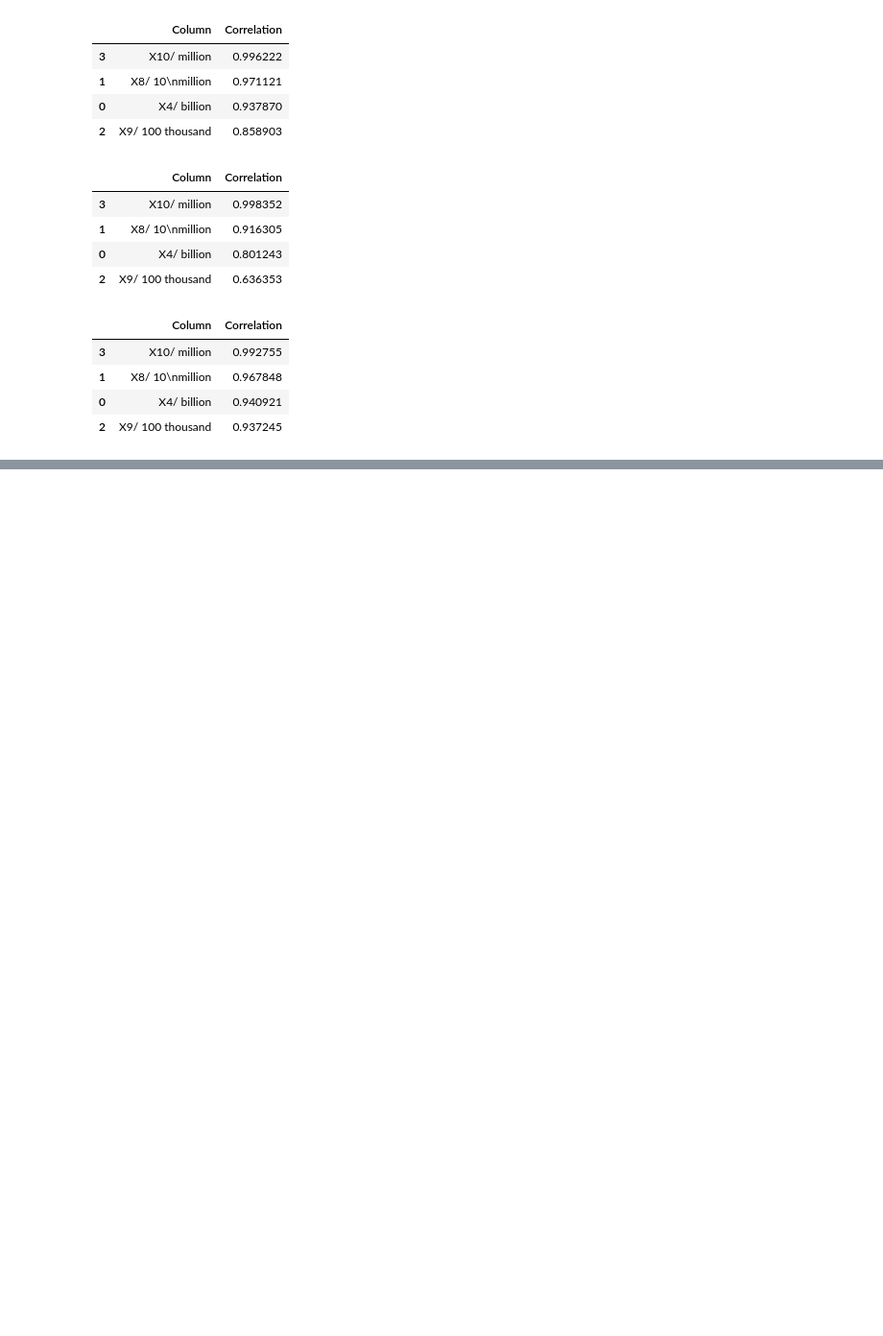
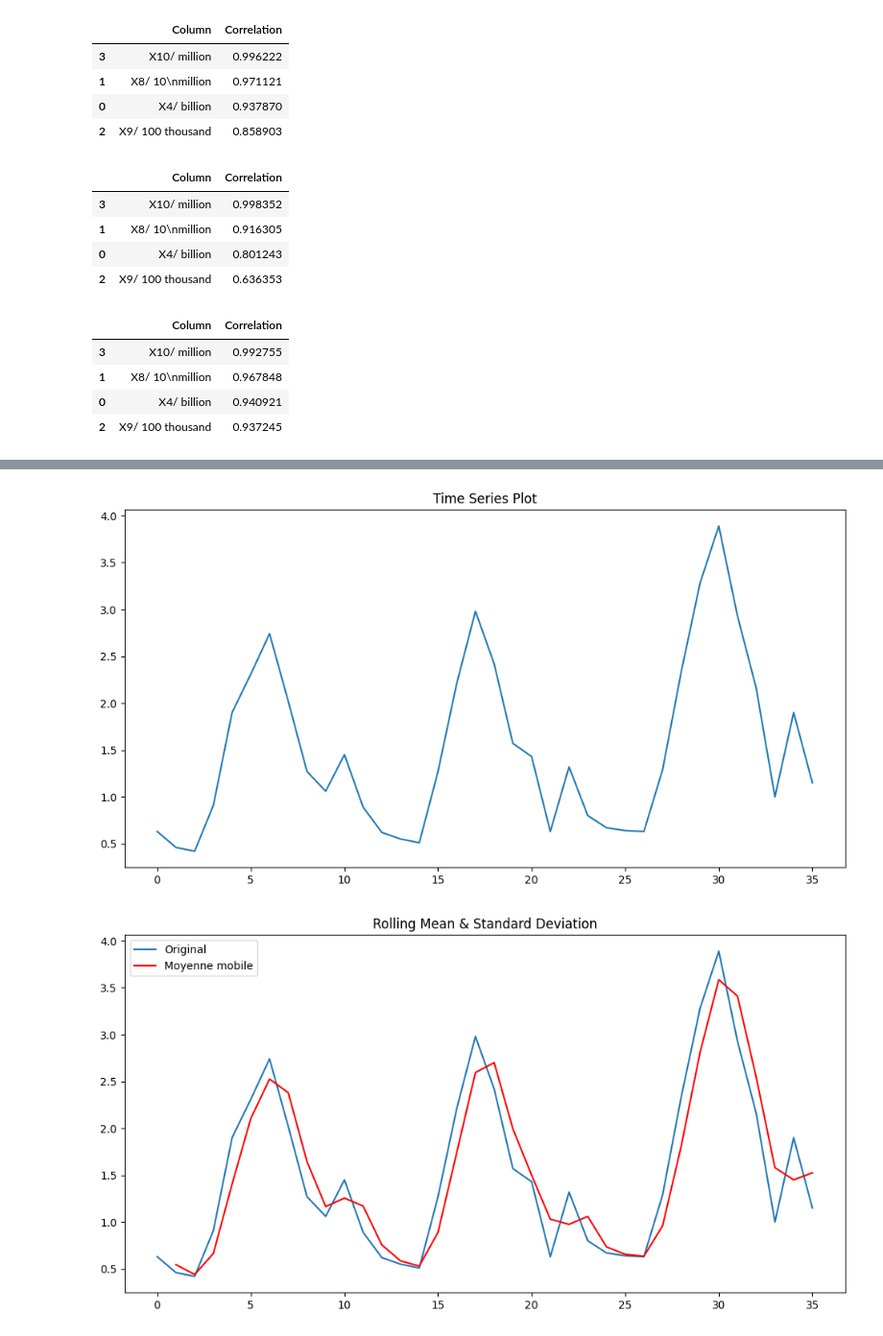
Before and after one commit to abderrahimrhitrif/Projet-DA, a Jupyter notebook: projet.ipynb, the cells around one changed output, grey strips where cells are left out. Shown: that part at 96% size. Cells and saved outputs as stored; diff of their text form; code cells hidden in the pictures; blank space fills up the shorter version.

```diff
--- a/projet.ipynb
+++ b/projet.ipynb
@@ -450,0 +629,22 @@ on rejete H0
+# %%
+import pandas as pd
+import matplotlib.pyplot as plt
+
+plt.figure(figsize=(12, 6))
+
+df_sweater_sales['S/ billion Yuan'].plot()
+plt.title("Time Series Plot")
+plt.show()
+
+plt.figure(figsize=(12, 6))
+
+rolling_mean = df_sweater_sales['S/ billion Yuan'].rolling(window=2).mean()
+
+plt.plot(df_sweater_sales['S/ billion Yuan'], label='Original')
+plt.plot(rolling_mean, label='Moyenne mobile', color='red')
+plt.legend(loc='best')
+plt.title("Rolling Mean & Standard Deviation")
+plt.show()
+# %% [output]
+[figure, added]
+[figure, added]
```
Also changed, not shown: parts of 15 cells of this notebook, 2 other files.
